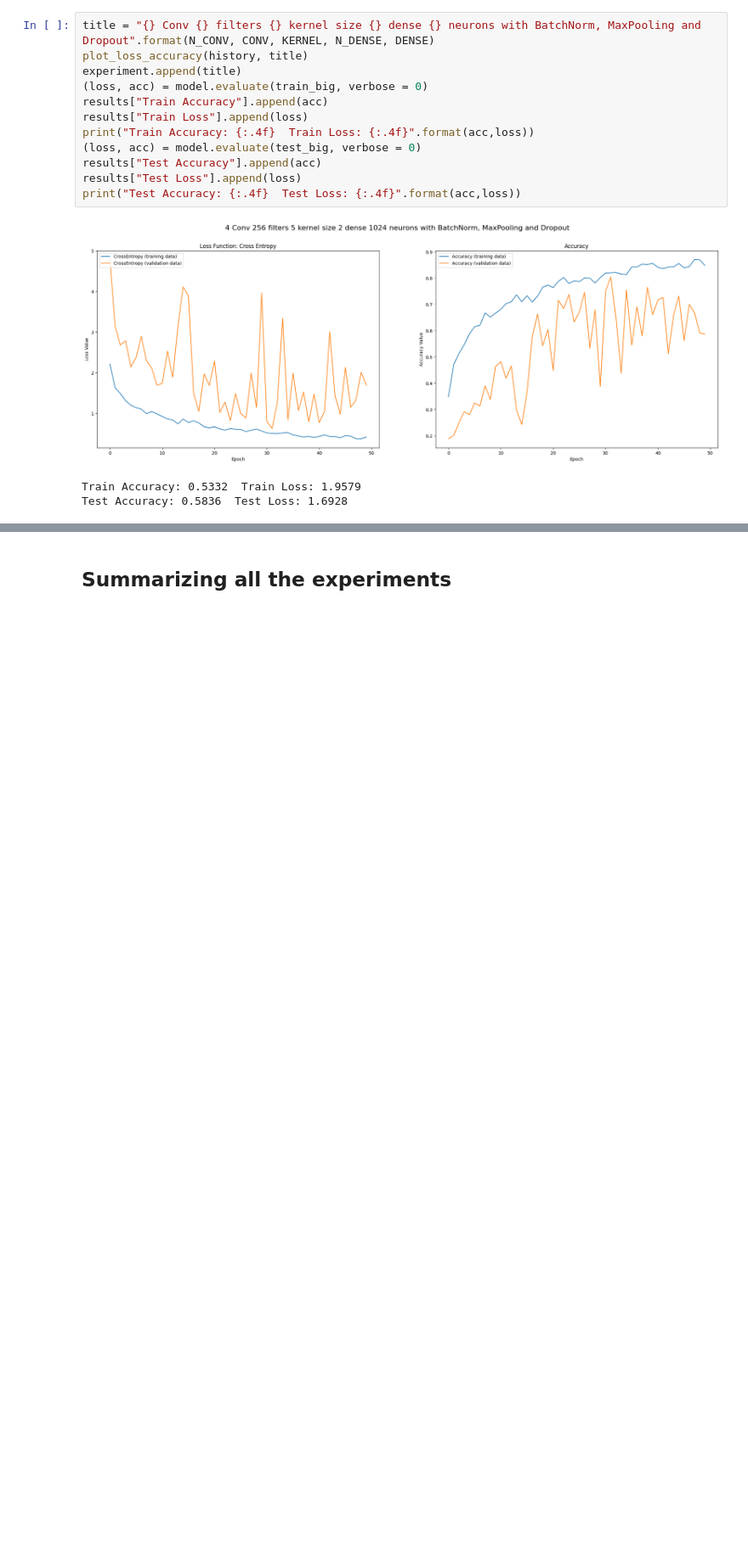
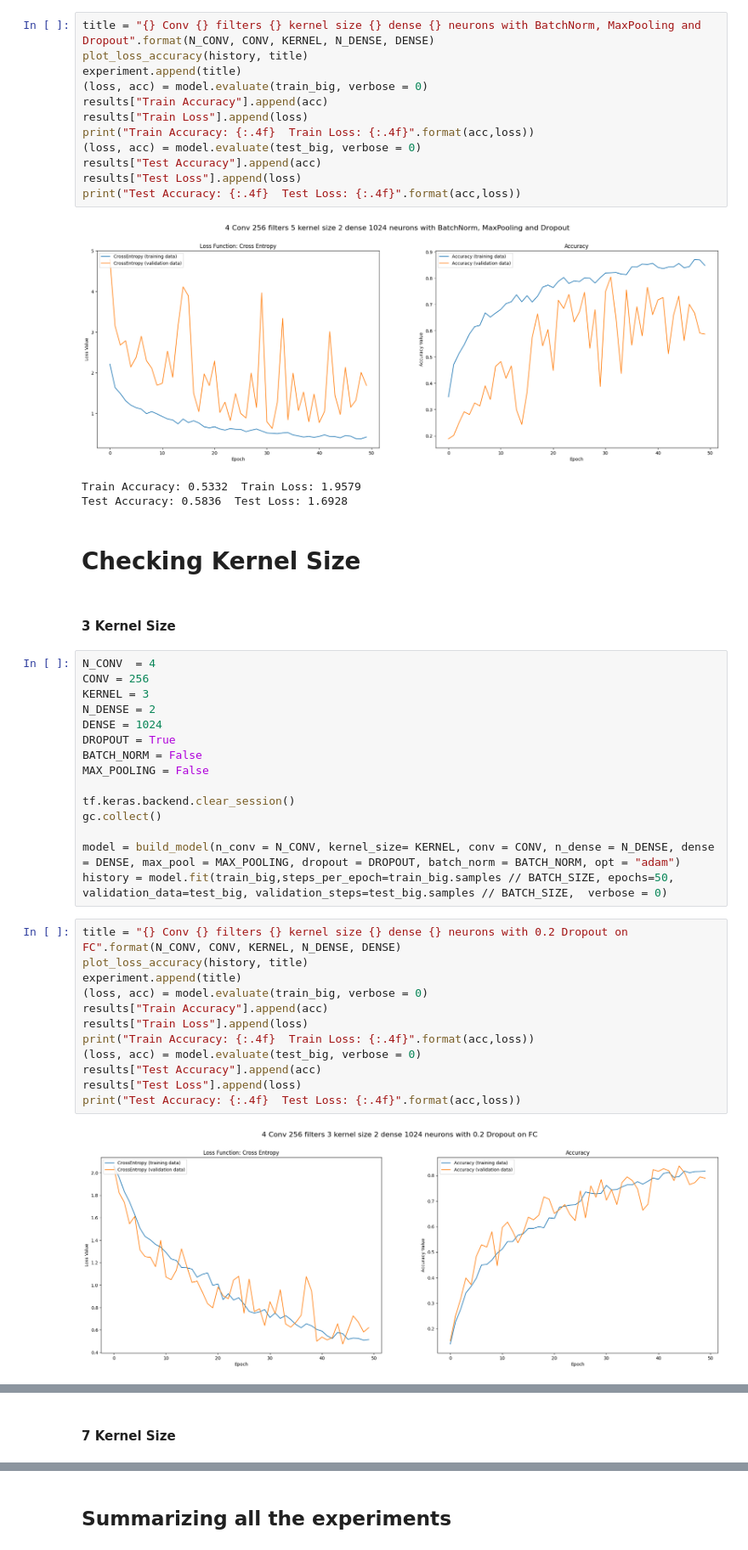
Before and after one commit to Yusepp/M3-CV, a Jupyter notebook: P4/CNN.ipynb, the cells around one changed output, grey strips where cells are left out. Shown at 85% size. Saved outputs shown, nothing was run; the diff lists cells and outputs as text; blank space fills up the shorter version.

Commit message:
More experiments and better plot

```diff
--- a/P4/CNN.ipynb
+++ b/P4/CNN.ipynb
@@ -672,3 +673,36 @@ print("Test Accuracy: {:.4f}  Test Loss: {:.4f}".format(acc,loss))
 [figure]
 Train Accuracy: 0.5332  Train Loss: 1.9579
 Test Accuracy: 0.5836  Test Loss: 1.6928
+# %% [markdown]
+# Checking Kernel Size
+# %% [markdown]
+#### 3 Kernel Size
+# %%
+N_CONV  = 4
+CONV = 256
+KERNEL = 3
+N_DENSE = 2
+DENSE = 1024
+DROPOUT = True
+BATCH_NORM = False
+MAX_POOLING = False
+
+tf.keras.backend.clear_session()
+gc.collect()
+
+model = build_model(n_conv = N_CONV, kernel_size= KERNEL, conv = CONV, n_dense = N_DENSE, dense = DENSE, max_pool = MAX_POOLING, dropout = DROPOUT, batch_norm = BATCH_NORM, opt = "adam")
+history = model.fit(train_big,steps_per_epoch=train_big.samples // BATCH_SIZE, epochs=50, validation_data=test_big, validation_steps=test_big.samples // BATCH_SIZE,  verbose = 0)
+# %%
+title = "{} Conv {} filters {} kernel size {} dense {} neurons with 0.2 Dropout on FC".format(N_CONV, CONV, KERNEL, N_DENSE, DENSE)
+plot_loss_accuracy(history, title)
+experiment.append(title)
+(loss, acc) = model.evaluate(train_big, verbose = 0)
+results["Train Accuracy"].append(acc)
+results["Train Loss"].append(loss)
+print("Train Accuracy: {:.4f}  Train Loss: {:.4f}".format(acc,loss))
+(loss, acc) = model.evaluate(test_big, verbose = 0)
+results["Test Accuracy"].append(acc)
+results["Test Loss"].append(loss)
+print("Test Accuracy: {:.4f}  Test Loss: {:.4f}".format(acc,loss))
+# %% [output]
+[figure, added]
@@ -674,0 +711,2 @@ Test Accuracy: 0.5836  Test Loss: 1.6928
+# %% [markdown]
+#### 7 Kernel Size
```
Also changed, not shown: parts of 10 cells of this notebook, 1 other file.
